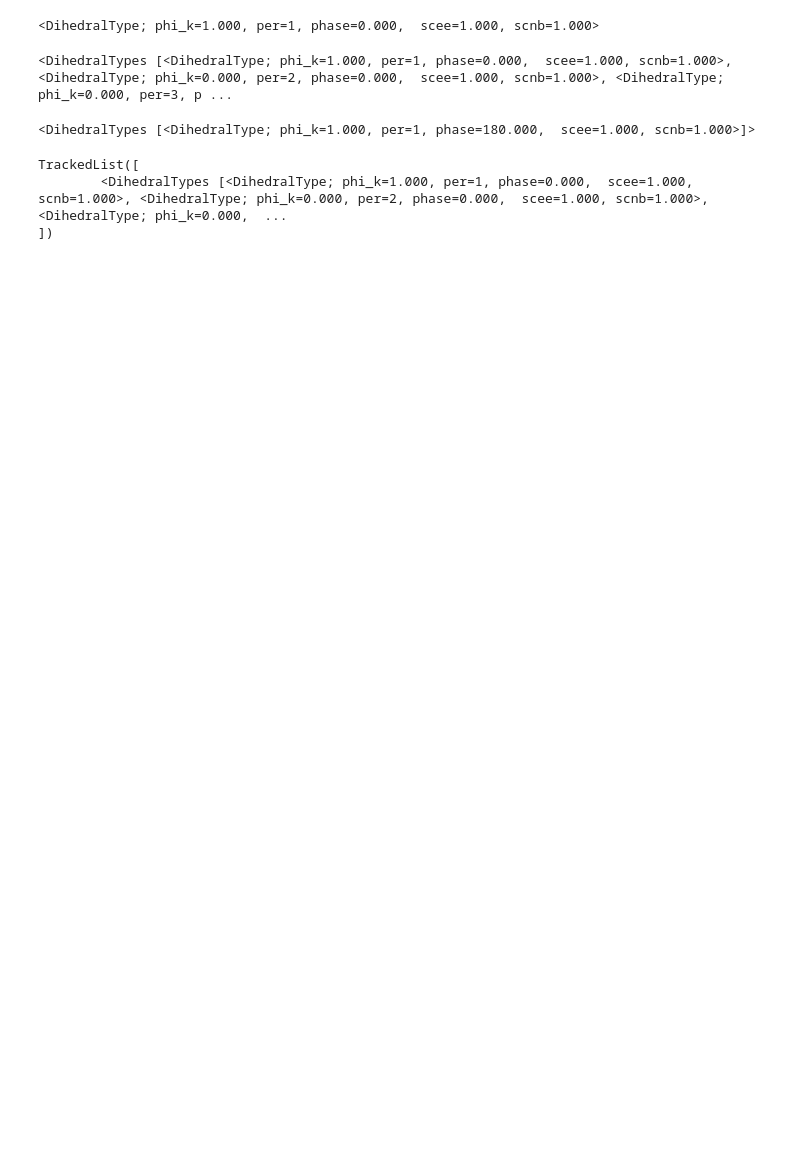
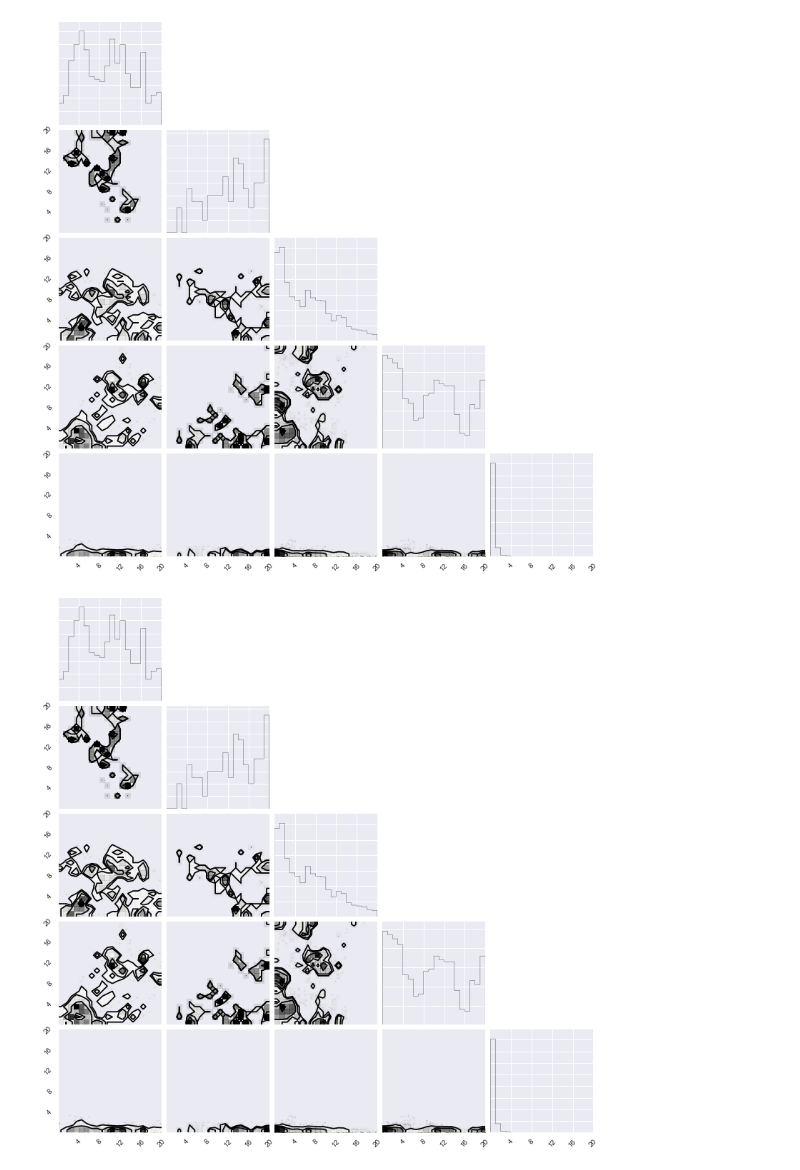
Before and after one commit to choderalab/torsionfit, a Jupyter notebook: examples/synthetic_data/Toy_model.ipynb, the cells around one changed output. Cells and saved outputs as stored; diff of their text form; code cells hidden in the pictures; blank space fills up the shorter version.

```diff
--- a/examples/synthetic_data/Toy_model.ipynb
+++ b/examples/synthetic_data/Toy_model.ipynb
@@ -81,18 +89,9 @@ corner.corner(data, plot_countours=False, range=[(0, 20), (0,20), (0,20), (0,20)
-# %%
-toy.initial_value
-# %% [output]
-<DihedralType; phi_k=1.000, per=1, phase=0.000,  scee=1.000, scnb=1.000>
-# %%
-toy._param.dihedral_types[toy._dih_type]
-# %% [output]
-<DihedralTypes [<DihedralType; phi_k=1.000, per=1, phase=0.000,  scee=1.000, scnb=1.000>, <DihedralType; phi_k=0.000, per=2, phase=0.000,  scee=1.000, scnb=1.000>, <DihedralType; phi_k=0.000, per=3, p ...
-# %%
-toy.true_value
-# %% [output]
-<DihedralTypes [<DihedralType; phi_k=1.000, per=1, phase=180.000,  scee=1.000, scnb=1.000>]>
-# %%
-toy._struct.dihedral_types
-# %% [output]
-TrackedList([
-        <DihedralTypes [<DihedralType; phi_k=1.000, per=1, phase=0.000,  scee=1.000, scnb=1.000>, <DihedralType; phi_k=0.000, per=2, phase=0.000,  scee=1.000, scnb=1.000>, <DihedralType; phi_k=0.000,  ...
-])
+# %%
+data = np.stack((sampler.CG331_CG321_CG321_CG331_1_Phase.trace[100:],
+                sampler.CG331_CG321_CG321_CG331_2_Phase.trace[100:], sampler.CG331_CG321_CG321_CG331_3_Phase.trace[100:],
+                sampler.CG331_CG321_CG321_CG331_4_Phase.trace[100:], sampler.CG331_CG321_CG321_CG331_6_Phase.trace[100:]), axis=1)
+# %%
+corner.corner(data, plot_countours=False, range=[(0, 20), (0,20), (0,20), (0,20), (0,20)])
+# %% [output]
+[figure, added]
+[figure, added]
```
Also changed, not shown: parts of 20 cells of this notebook.
